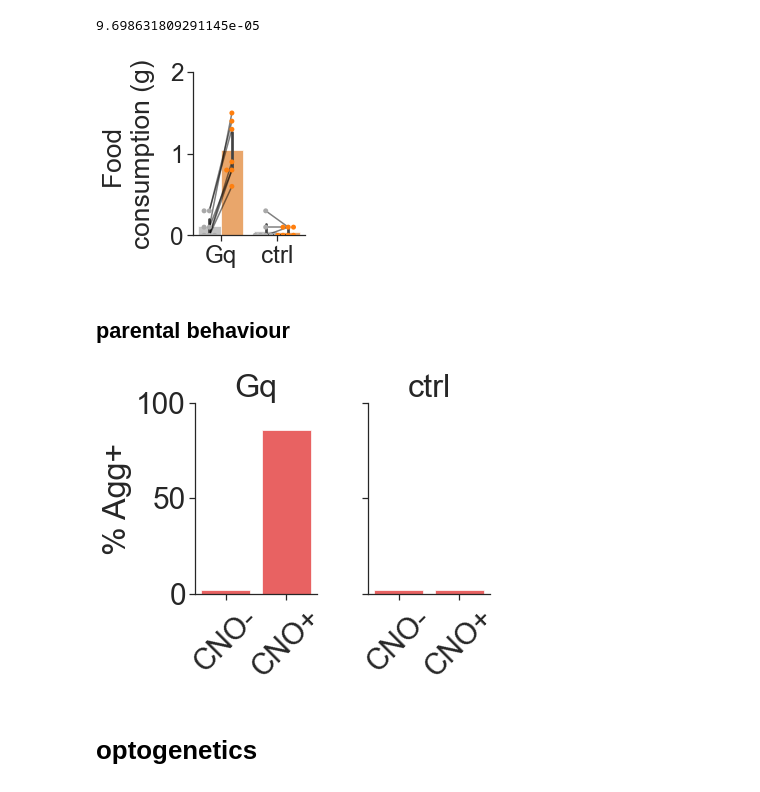
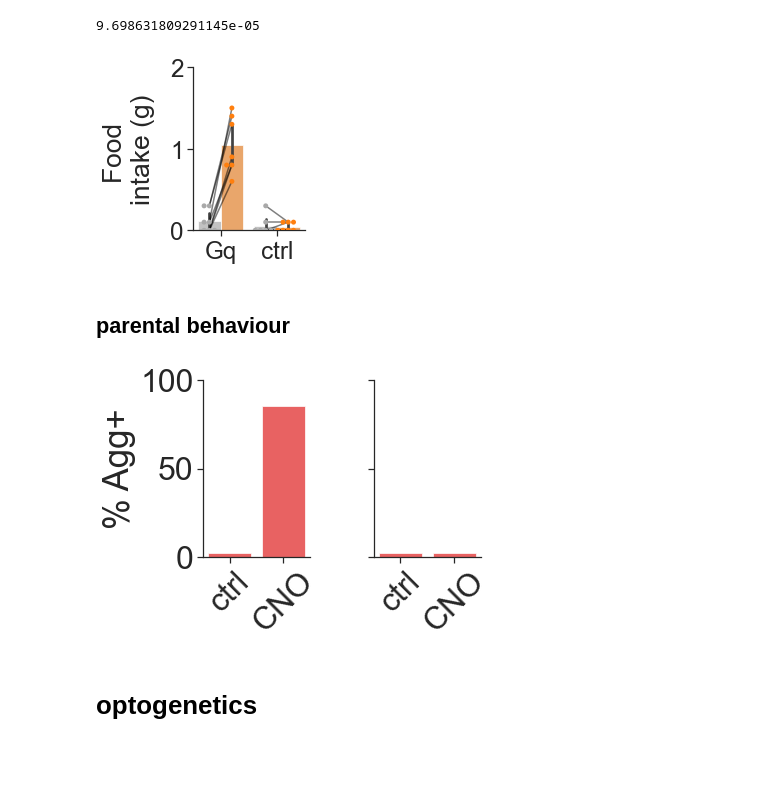
Before and after one commit to FrancisCrickInstitute/negative_parental_switch, a Jupyter notebook: NPW_manipulation/NPW_manipulation_JK.ipynb, the cells around one changed output. Saved outputs shown, nothing was run; the diff lists cells and outputs as text; code cells hidden in the pictures; blank space fills up the shorter version.

```diff
--- a/NPW_manipulation/NPW_manipulation_JK.ipynb
+++ b/NPW_manipulation/NPW_manipulation_JK.ipynb
@@ -103,12 +103,12 @@ ax = plt.gca()
 ax.set_xticklabels(('Gq', 'ctrl'))
 ax.get_legend().remove()
 plt.ylim(top=2)
-plt.ylabel('Food \nconsumption (g)', labelpad=15)
+plt.ylabel('Food \nintake (g)', labelpad=15)
 plt.xlabel('')
 sns.despine()
 # plt.savefig('/Volumes/lab-kohlj/home/shared/projects/NegativeParentalSwitch/figures/Figure_1/linked_figure1/mchemo_food.pdf',dpi=300,bbox_inches='tight')
 # %% [output]
-[figure, old version]
+[figure, new version]
 # %% [markdown]
 ## parental behaviour
 # %%
@@ -120,31 +120,34 @@ data_per = data_per[data_per['receptor'].isin(['mCher', 'Gq'])]
 # add a small number to the zero values so that columns show up in the plot
 data_per.loc[data_per['percentage'] == 0, ['percentage']] = 2
 # %%
-sns.set(font_scale=2.7)
+sns.set(font_scale=2.9)
 sns.set_style("ticks")
 
 g = sns.catplot(x = 'level_0',
                 y = 'percentage',
                 col = 'receptor',
                 data = data_per[data_per['state'] == 'Agg+'],
                 kind = 'bar',
                 alpha = 0.7,
                 palette = ['red'],
                 aspect = 2.5/4)
 
 g.set(xlabel = None)
 g.set_xticklabels(rotation = 45)
 g.set(ylabel = '% Agg+')
 a1 = g.axes[0][0]
 a2 = g.axes[0][1]
-a1.set_title('Gq', pad = 0)
-a2.set_title('ctrl', pad = 0)
+a1.set_title('', pad = 0)
+a2.set_title('', pad = 0)
+g.set_xticklabels( ('ctrl', 'CNO'), rotation=45)
+
+
 
 plt.ylim([0,100])
 sns.despine()
-# plt.savefig('/Volumes/lab-kohlj/home/shared/projects/NegativeParentalSwitch/figures/Figure_1/linked_figure1/chemogenetics.pdf',dpi=300,bbox_inches='tight')
+plt.savefig('/Volumes/lab-kohlj/home/shared/projects/NegativeParentalSwitch/figures/Figure_1/linked_figure1/chemogenetics.pdf',dpi=300,bbox_inches='tight')
 # %% [output]
-[figure, old version]
+[figure, new version]
 # %% [markdown]
 # optogenetics
 # %% [markdown]
```
Also changed, not shown: parts of 5 cells of this notebook, 3 other files.
